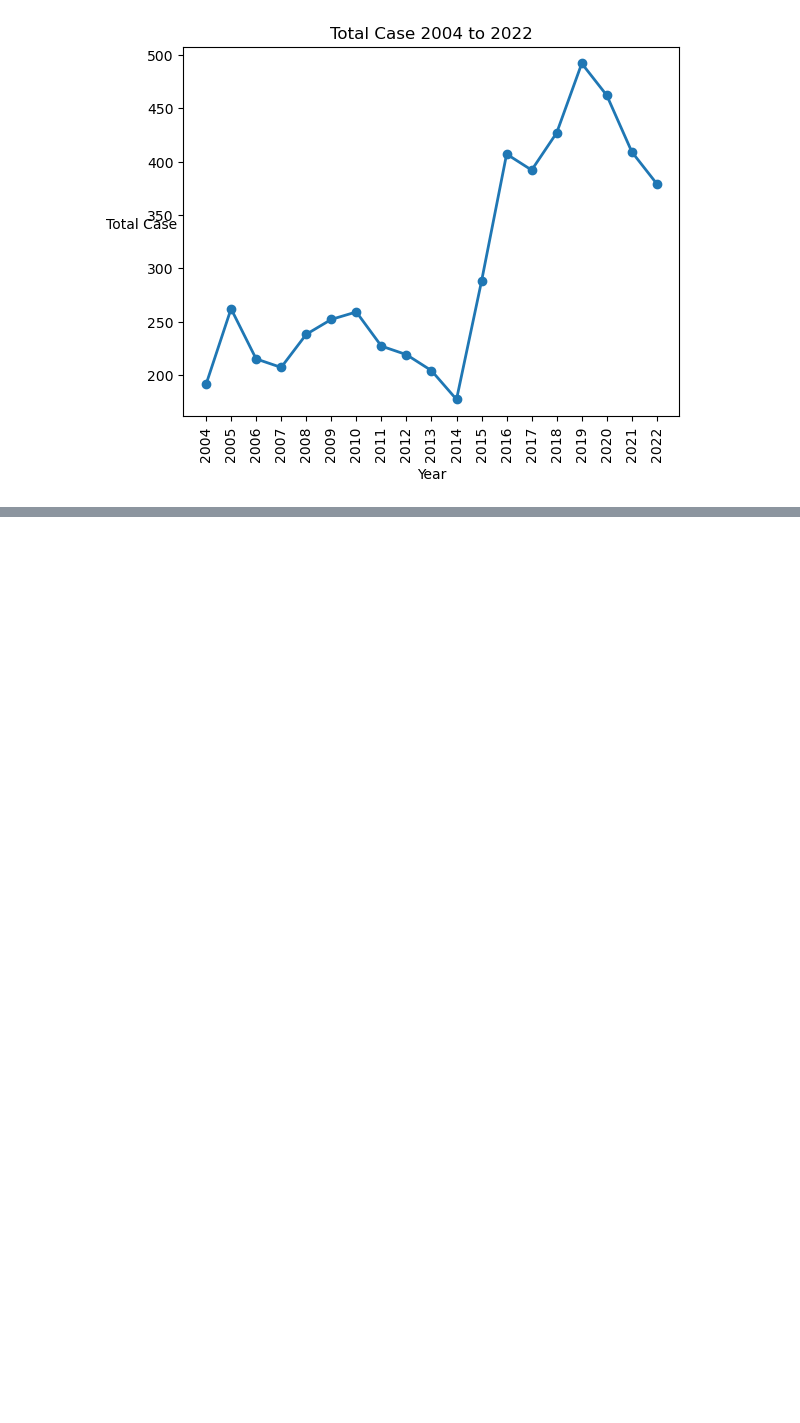
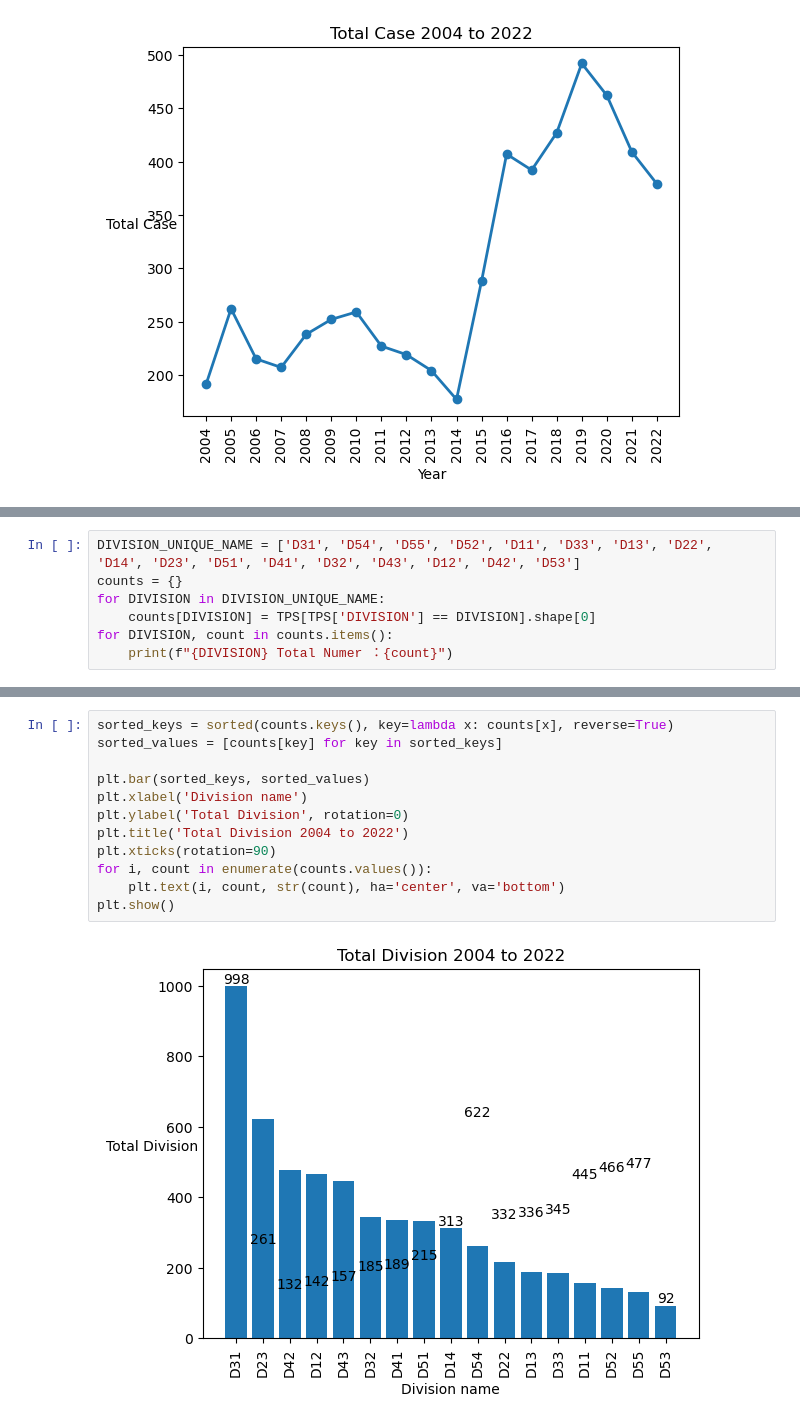
Before and after one commit to ZorroHZR/MBAN6110_Datascience, a Jupyter notebook: SFD_Data.ipynb, the cells around one changed output, grey strips where cells are left out. Cells and saved outputs as stored; diff of their text form; blank space fills up the shorter version.

```diff
--- a/SFD_Data.ipynb
+++ b/SFD_Data.ipynb
@@ -145,0 +157,7 @@ plt.show()
+# %%
+DIVISION_UNIQUE_NAME = ['D31', 'D54', 'D55', 'D52', 'D11', 'D33', 'D13', 'D22', 'D14', 'D23', 'D51', 'D41', 'D32', 'D43', 'D12', 'D42', 'D53']
+counts = {}
+for DIVISION in DIVISION_UNIQUE_NAME:
+    counts[DIVISION] = TPS[TPS['DIVISION'] == DIVISION].shape[0]
+for DIVISION, count in counts.items():
+    print(f"{DIVISION} Total Numer ：{count}")
@@ -145,0 +182,14 @@ plt.show()
+# %%
+sorted_keys = sorted(counts.keys(), key=lambda x: counts[x], reverse=True)
+sorted_values = [counts[key] for key in sorted_keys]
+
+plt.bar(sorted_keys, sorted_values)
+plt.xlabel('Division name')
+plt.ylabel('Total Division', rotation=0)
+plt.title('Total Division 2004 to 2022')
+plt.xticks(rotation=90)
+for i, count in enumerate(counts.values()):
+    plt.text(i, count, str(count), ha='center', va='bottom')
+plt.show()
+# %% [output]
+[figure, added]
```
Also changed, not shown: parts of 6 cells of this notebook.
